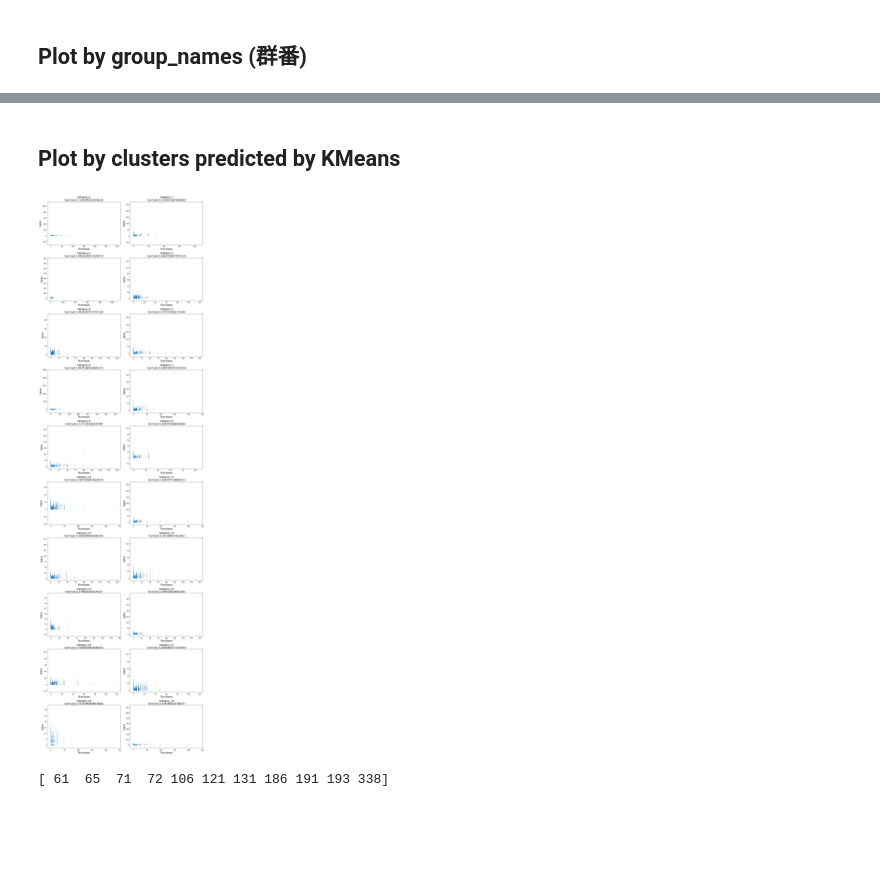
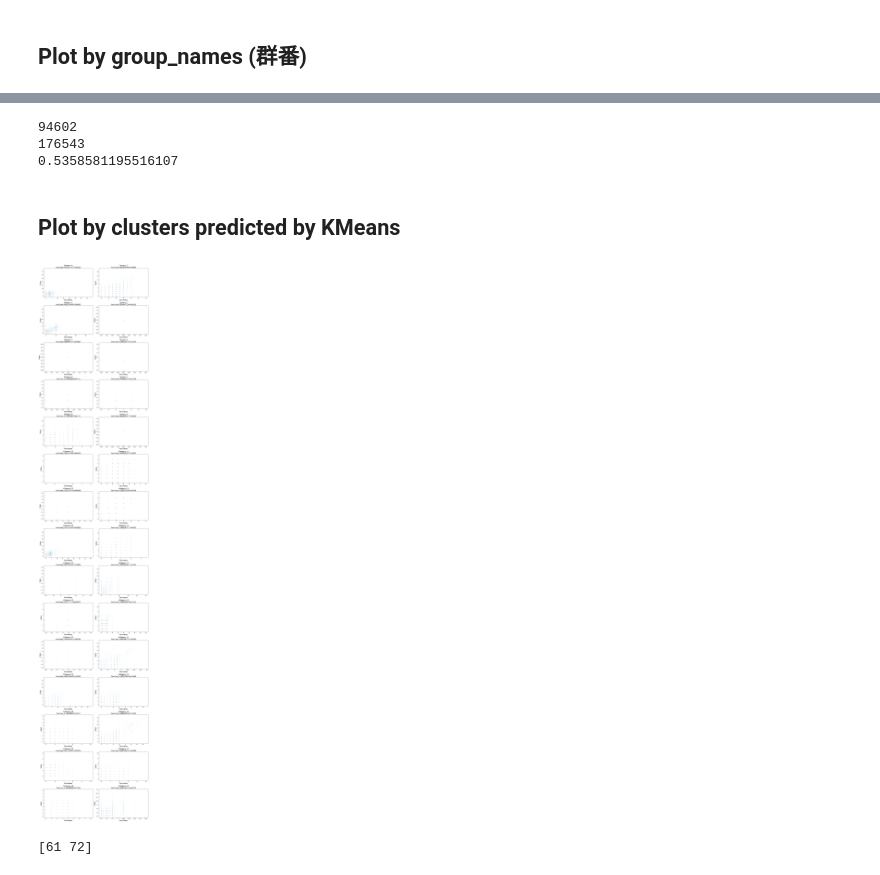
Before and after one commit to reggiehsu111/FamilyMart, a Jupyter notebook: src/Reg/test.ipynb, the cells around one changed output, grey strips where cells are left out. Drawn from its saved outputs; the diff is of its cells as text; code cells hidden in the pictures; blank space fills up the shorter version.

```diff
--- a/src/Reg/test.ipynb
+++ b/src/Reg/test.ipynb
@@ -68,12 +76,19 @@ joined = pd.merge(joined, whole_discards, how='left', on=['原始店號', '商
 # %% [markdown]
 ## Delete merchs that have too few data points
 # %%
-def del_too_small(joined, groups, min_thres):
+def del_too_small(joined, groups, min_thres, expiration_st_6):
+    joined['Group'] = groups
+    joined = joined[joined['有效期限'].notnull()]
+    groups = joined['Group'].to_numpy()
+    del joined['Group']
+    joined = joined.to_numpy()
     temp_sales = joined[:, 2:367].astype(np.int64)
     joined = np.delete(joined, np.where(np.sum(temp_sales,axis=1)<min_thres)[0], axis=0)
     groups = np.delete(groups, np.where(np.sum(temp_sales,axis=1)<min_thres)[0], axis=0)
     return joined, groups
-joined, groups = del_too_small(joined, groups, min_thres)
+# merchs that have total sales lower than the min_thres are discarded
+min_thres = 20
+joined, groups = del_too_small(joined, groups, min_thres, expiration_st_6)
 print(joined.shape)
 print(groups.shape)
 # %% [output]
@@ -208,0 +222,10 @@ def plot_nvec(idxs, data=sales, purchases=purchases, storages=storages, discards
+# %%
+fig = plt.figure(figsize=(15,5))
+x = range(365)
+plt.plot(x, sales[0],  c='b',  label=whole_sales.iloc[0]["商品代號"])
+plt.plot(x, purchases[0], c='r', label=whole_sales.iloc[0]["商品代號"])
+plt.title("Sell-Orders",fontsize=15)
+plt.xlabel("Day",fontsize=15)
+plt.ylabel("Amount",fontsize=15)
+plt.legend(('Sell','Orders'))
+plt.show()
@@ -427,7 +456,7 @@ print(vals[:10])
 ## Perform KMeans specifying n_clusters
 # %%
 from sklearn.cluster import KMeans
-n_clusters = 20
+n_clusters = 30
 init = np.transpose(vecs[:,:n_clusters])
 kmeans = KMeans(n_clusters=n_clusters, init=init)
 kmeans.fit(ordered_dist_mat)
@@ -483,8 +511,8 @@ def show_category_plots(n_clusters, colors, sales, purchases, group_names=None):
         corrcoefs.append(corrcoef)
         ax = ax_list[math.floor(x/2)][x%2]
         ax.scatter(cat_purchases,cat_sales, s=4, alpha=0.1)
-        ax.set_xlabel('Purchases', fontsize = fontsize)
-        ax.set_ylabel('Sales', fontsize = fontsize)
+        ax.set_xlabel('Orders', fontsize = fontsize)
+        ax.set_ylabel('Sell', fontsize = fontsize)
         if group_names is not None:
             ax.set_title('Category_'+str(group_names[x])+'\nCorrCoef_'+str(corrcoef), fontsize = fontsize)
         else:
@@ -502,10 +541,25 @@ corrcoefs = show_category_plots(n_clusters, group_indices, sales, purchases, uni
+# %%
+total = 0
+target = 0
+for x in range(sales.shape[0]):
+    for y in range(sales.shape[1]):
+        target += len(np.where(purchases[x, y] - sales[x, y]<=0 and (purchases[x,y]!=0))[0])
+        if purchases[x,y] != 0:
+            total += 1
+print(target)
+print(total)
+print(target/total)
+# %% [output]
+94602
+176543
+0.5358581195516107
 # %% [markdown]
 ## Plot by clusters predicted by KMeans
 # %%
-n_clusters = 20
+n_clusters = 30
 self_cluster_coefs = show_category_plots(n_clusters, colors, sales, purchases)
 # %% [output]
-[figure, old version]
+[figure, new version]
 # %%
 # Uncomment the following line to see merchs in a group(群番)
 # main_data[main_data['群番'] == 83]
@@ -522,6 +576,6 @@ def group2list(num):
 # %%
 # Groups(群番) that has a low correlation between their sales and purchases
 # Groups to improve on their purchasing strategies
-print(unique_groups[np.where(corrcoefs>0.7)])
+print(unique_groups[np.where(corrcoefs>0.9)])
 # %% [output]
-[ 61  65  71  72 106 121 131 186 191 193 338]
+[61 72]
```
Also changed, not shown: parts of 29 cells of this notebook, 38 other files.
